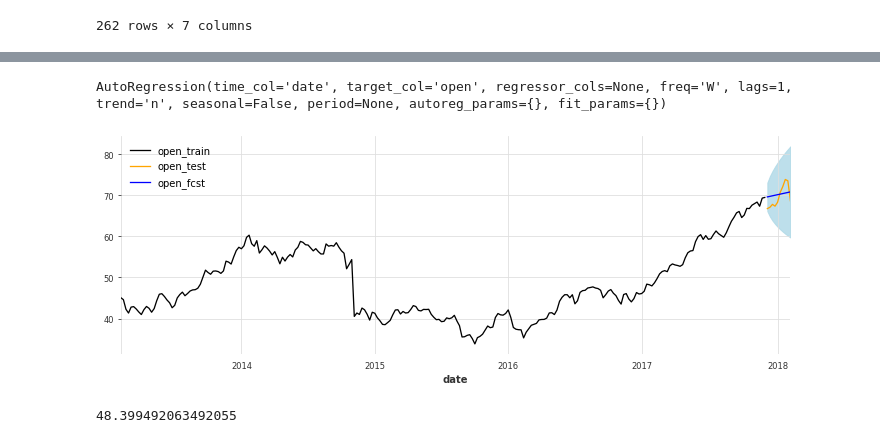
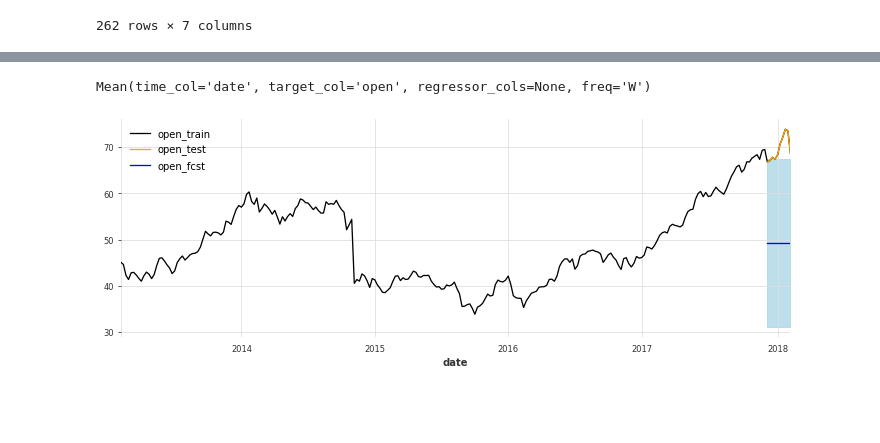
Before and after one commit to coldwhitewinters/tstools, a Jupyter notebook: notebook/tstools-playground-Copy1.ipynb, the cells around one changed output, grey strips where cells are left out. Drawn from its saved outputs; the diff is of its cells as text; code cells hidden in the pictures; blank space fills up the shorter version.

```diff
--- a/notebook/tstools-playground-Copy1.ipynb
+++ b/notebook/tstools-playground-Copy1.ipynb
@@ -243,16 +158,12 @@ fcst
 # %%
-model.fit(train)
+model.fit(data)
 # %% [output]
-AutoRegression(time_col='date', target_col='open', regressor_cols=None, freq='W', lags=1, trend='n', seasonal=False, period=None, autoreg_params={}, fit_params={})
+Mean(time_col='date', target_col='open', regressor_cols=None, freq='W')
 # %%
 future = model.get_future_dataframe(train, fh=10)
 future = future.merge(data[["date", "close"]], on="date")
-fcst = model.predict(future, conf_int=0.99)
+fcst = model.predict(future, conf_int=0.95)
 # %%
-model.plot_fcst(fcst, train=None, test=test)
+model.plot_fcst(fcst, train=None, test=test, plot_history=True)
 # %% [output]
-[figure, old version]
+[figure, new version]
-# %%
-train["open"].mean()
-# %% [output]
-48.399492063492055
```
Also changed, not shown: parts of 185 cells of this notebook, 4 other files.
